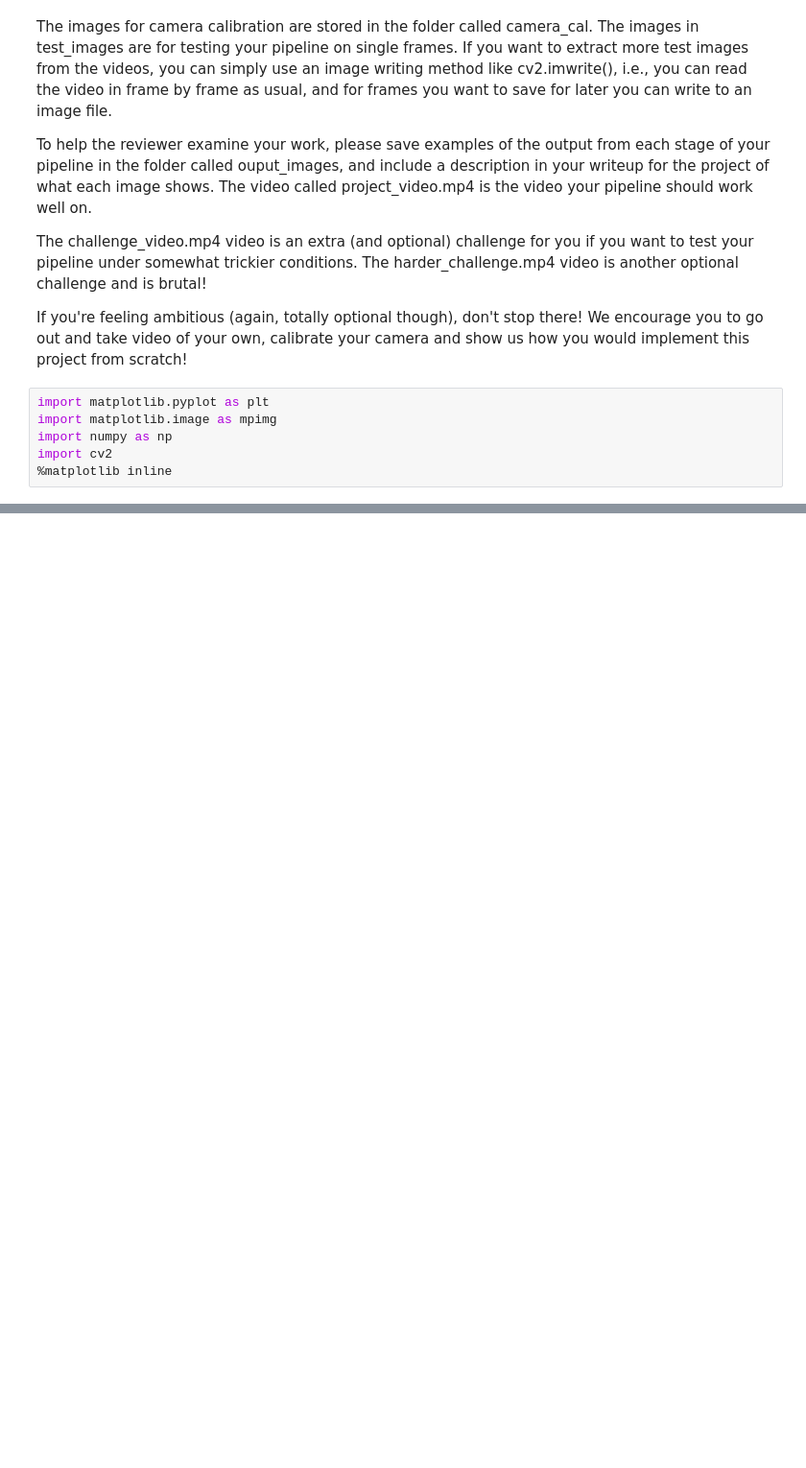
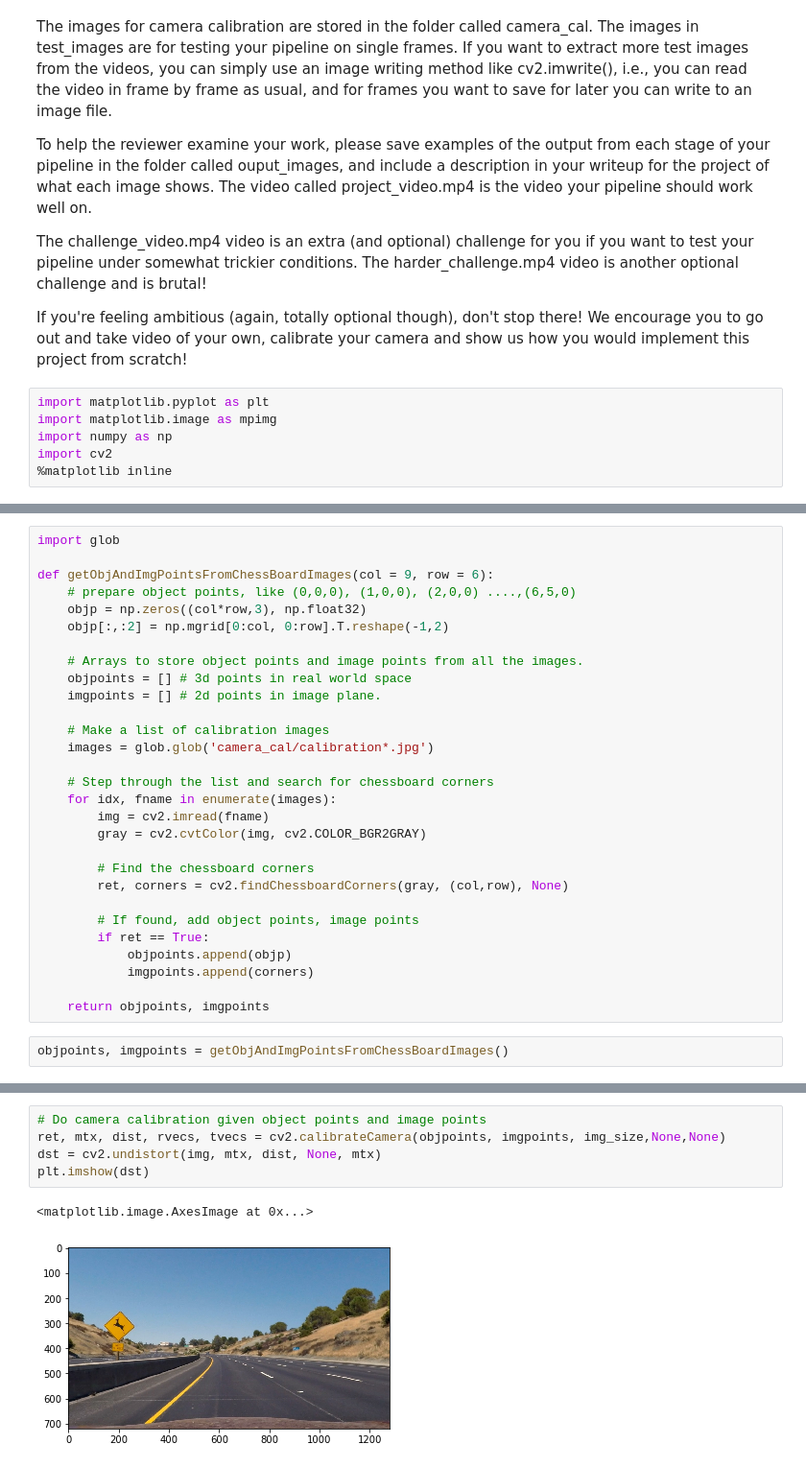
Before and after one commit to hc167/Udacity-SDC-Term-One-AdvancedLaneLines, a Jupyter notebook: P4.ipynb, the cells around one changed output, grey strips where cells are left out. Shown at 96% size. Saved outputs shown, nothing was run; the diff lists cells and outputs as text; blank space fills up the shorter version.

```diff
--- a/P4.ipynb
+++ b/P4.ipynb
@@ -87,0 +40,31 @@ if ret == True:
+# %%
+import glob
+
+def getObjAndImgPointsFromChessBoardImages(col = 9, row = 6):
+    # prepare object points, like (0,0,0), (1,0,0), (2,0,0) ....,(6,5,0)
+    objp = np.zeros((col*row,3), np.float32)
+    objp[:,:2] = np.mgrid[0:col, 0:row].T.reshape(-1,2)
+
+    # Arrays to store object points and image points from all the images.
+    objpoints = [] # 3d points in real world space
+    imgpoints = [] # 2d points in image plane.
+
+    # Make a list of calibration images
+    images = glob.glob('camera_cal/calibration*.jpg')
+
+    # Step through the list and search for chessboard corners
+    for idx, fname in enumerate(images):
+        img = cv2.imread(fname)
+        gray = cv2.cvtColor(img, cv2.COLOR_BGR2GRAY)
+
+        # Find the chessboard corners
+        ret, corners = cv2.findChessboardCorners(gray, (col,row), None)
+
+        # If found, add object points, image points
+        if ret == True:
+            objpoints.append(objp)
+            imgpoints.append(corners)
+
+    return objpoints, imgpoints
+# %%
+objpoints, imgpoints = getObjAndImgPointsFromChessBoardImages()
@@ -87,0 +78,8 @@ if ret == True:
+# %%
+# Do camera calibration given object points and image points
+ret, mtx, dist, rvecs, tvecs = cv2.calibrateCamera(objpoints, imgpoints, img_size,None,None)
+dst = cv2.undistort(img, mtx, dist, None, mtx)
+plt.imshow(dst)
+# %% [output]
+<matplotlib.image.AxesImage at 0x...>
+[figure, added]
```
Also changed, not shown: parts of 5 cells of this notebook.
